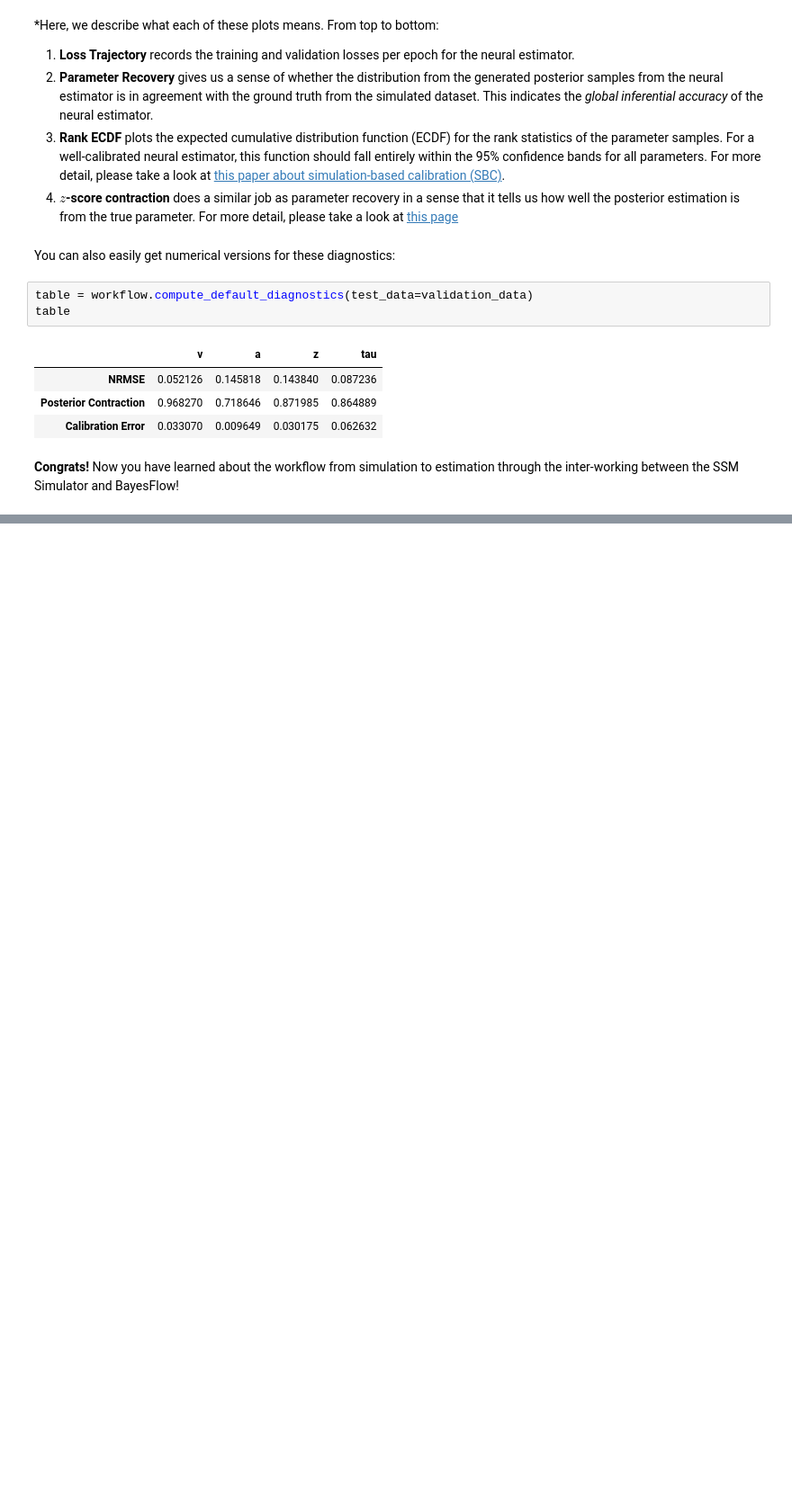
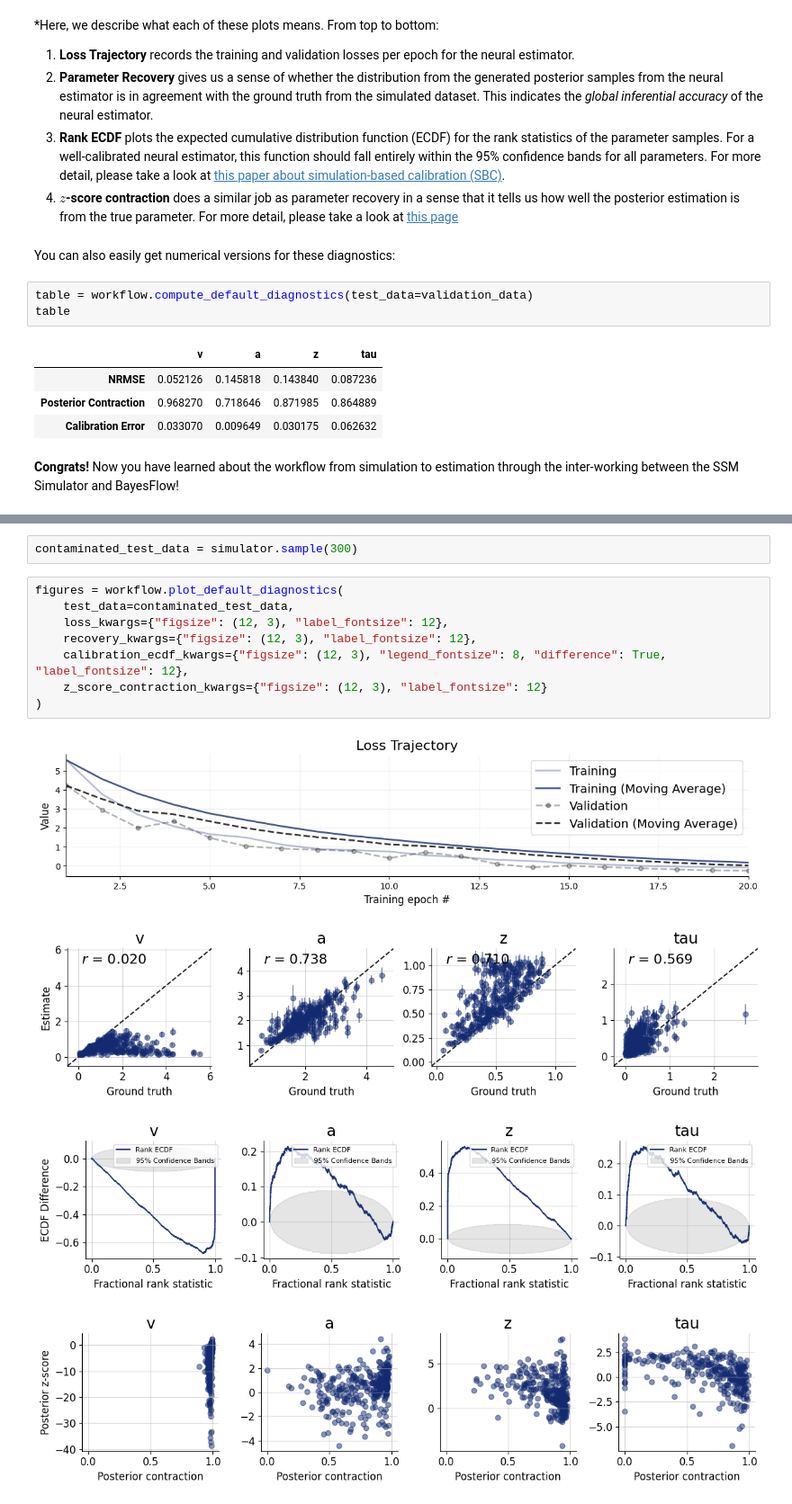
Before and after one commit to bayesflow-org/bayesflow_workshops, a Jupyter notebook: carney_comp_2025/notebooks/ssms_bayesflow.ipynb, the cells around one changed output, grey strips where cells are left out. Shown at 90% size. Saved outputs shown, nothing was run; the diff lists cells and outputs as text; blank space fills up the shorter version.

```diff
--- a/carney_comp_2025/notebooks/ssms_bayesflow.ipynb
+++ b/carney_comp_2025/notebooks/ssms_bayesflow.ipynb
@@ -368,0 +392,15 @@ simulator = bf.make_simulator([priors, extended_ddm_simulator])
+# %%
+contaminated_test_data = simulator.sample(300)
+# %%
+figures = workflow.plot_default_diagnostics(
+    test_data=contaminated_test_data,
+    loss_kwargs={"figsize": (12, 3), "label_fontsize": 12},
+    recovery_kwargs={"figsize": (12, 3), "label_fontsize": 12},
+    calibration_ecdf_kwargs={"figsize": (12, 3), "legend_fontsize": 8, "difference": True, "label_fontsize": 12},
+    z_score_contraction_kwargs={"figsize": (12, 3), "label_fontsize": 12}
+)
+# %% [output]
+[figure, added]
+[figure, added]
+[figure, added]
+[figure, added]
```
Also changed, not shown: parts of 24 cells of this notebook.
